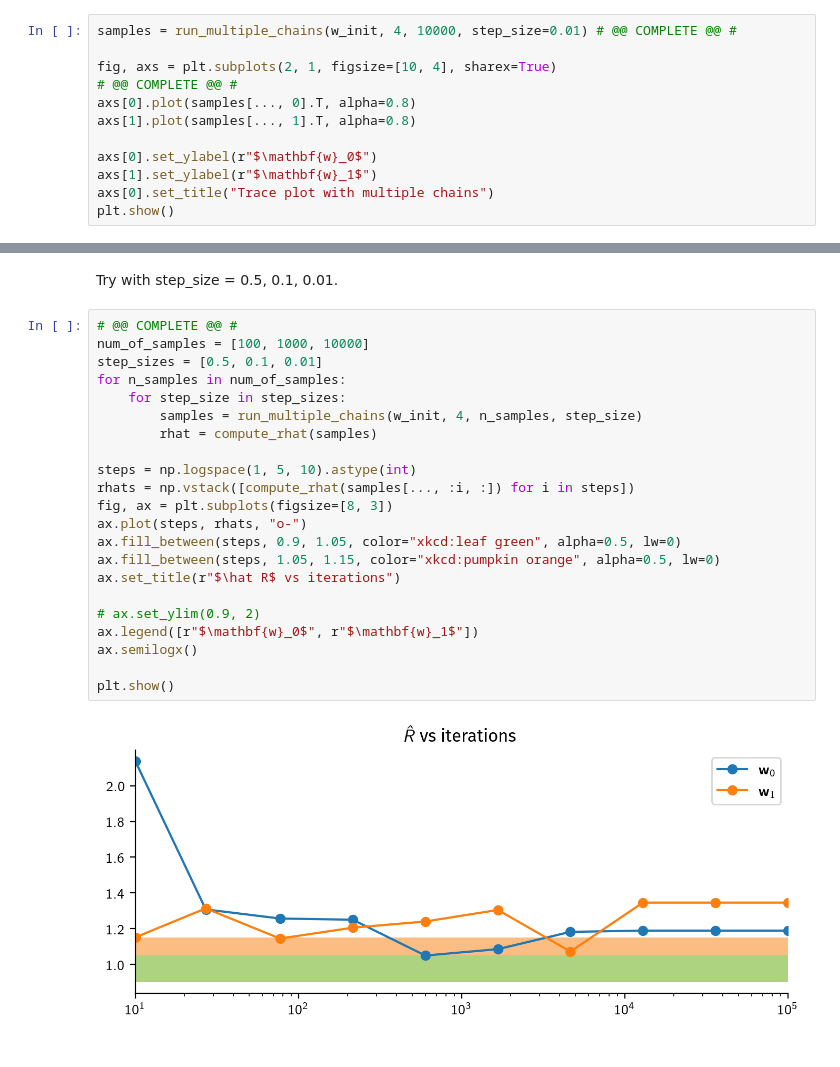
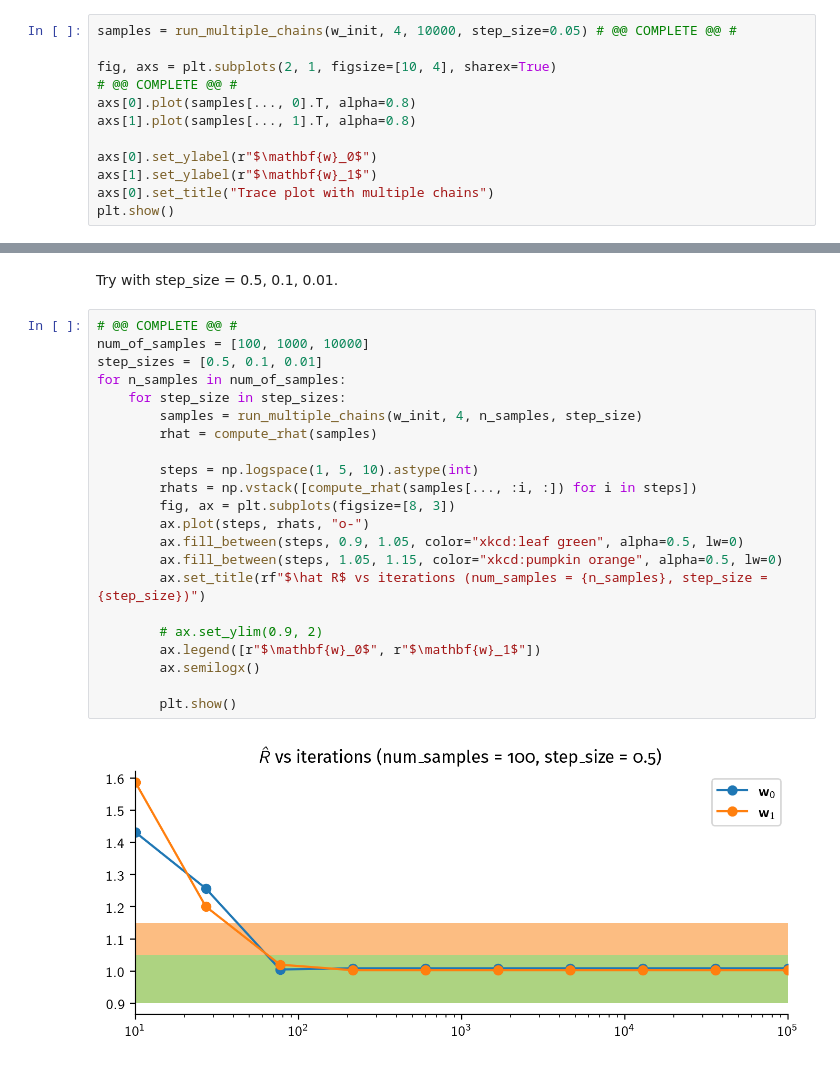
Before and after one commit to andrea-leone-mcs/ASI, a Jupyter notebook: lab_week3-public/Bayesian_Logistic_Regression_MCMC.ipynb, the cells around one changed output, grey strips where cells are left out. Saved outputs shown, nothing was run; the diff lists cells and outputs as text.

```diff
--- a/lab_week3-public/Bayesian_Logistic_Regression_MCMC.ipynb
+++ b/lab_week3-public/Bayesian_Logistic_Regression_MCMC.ipynb
@@ -376,7 +376,7 @@ plt.show()
 # %% [markdown]
 **Exercise**: Decrease the step size, run 4 chains and plot the traces. What do you see?
 # %%
-samples = run_multiple_chains(w_init, 4, 10000, step_size=0.01) # @@ COMPLETE @@ #
+samples = run_multiple_chains(w_init, 4, 10000, step_size=0.05) # @@ COMPLETE @@ #
 
 fig, axs = plt.subplots(2, 1, figsize=[10, 4], sharex=True)
 # @@ COMPLETE @@ #
@@ -492,24 +494,24 @@ Try with step_size = 0.5, 0.1, 0.01.
 # %%
 # @@ COMPLETE @@ #
 num_of_samples = [100, 1000, 10000]
 step_sizes = [0.5, 0.1, 0.01]
 for n_samples in num_of_samples:
     for step_size in step_sizes:
         samples = run_multiple_chains(w_init, 4, n_samples, step_size)
         rhat = compute_rhat(samples)
 
-steps = np.logspace(1, 5, 10).astype(int)
-rhats = np.vstack([compute_rhat(samples[..., :i, :]) for i in steps])
-fig, ax = plt.subplots(figsize=[8, 3])
-ax.plot(steps, rhats, "o-")
-ax.fill_between(steps, 0.9, 1.05, color="xkcd:leaf green", alpha=0.5, lw=0)
-ax.fill_between(steps, 1.05, 1.15, color="xkcd:pumpkin orange", alpha=0.5, lw=0)
-ax.set_title(r"$\hat R$ vs iterations")
+        steps = np.logspace(1, 5, 10).astype(int)
+        rhats = np.vstack([compute_rhat(samples[..., :i, :]) for i in steps])
+        fig, ax = plt.subplots(figsize=[8, 3])
+        ax.plot(steps, rhats, "o-")
+        ax.fill_between(steps, 0.9, 1.05, color="xkcd:leaf green", alpha=0.5, lw=0)
+        ax.fill_between(steps, 1.05, 1.15, color="xkcd:pumpkin orange", alpha=0.5, lw=0)
+        ax.set_title(rf"$\hat R$ vs iterations (num_samples = {n_samples}, step_size = {step_size})")
 
-# ax.set_ylim(0.9, 2)
-ax.legend([r"$\mathbf{w}_0$", r"$\mathbf{w}_1$"])
-ax.semilogx()
+        # ax.set_ylim(0.9, 2)
+        ax.legend([r"$\mathbf{w}_0$", r"$\mathbf{w}_1$"])
+        ax.semilogx()
 
-plt.show()
+        plt.show()
 # %% [output]
-[figure, old version]
+[figure, new version]
```
Also changed, not shown: parts of 11 cells of this notebook.
